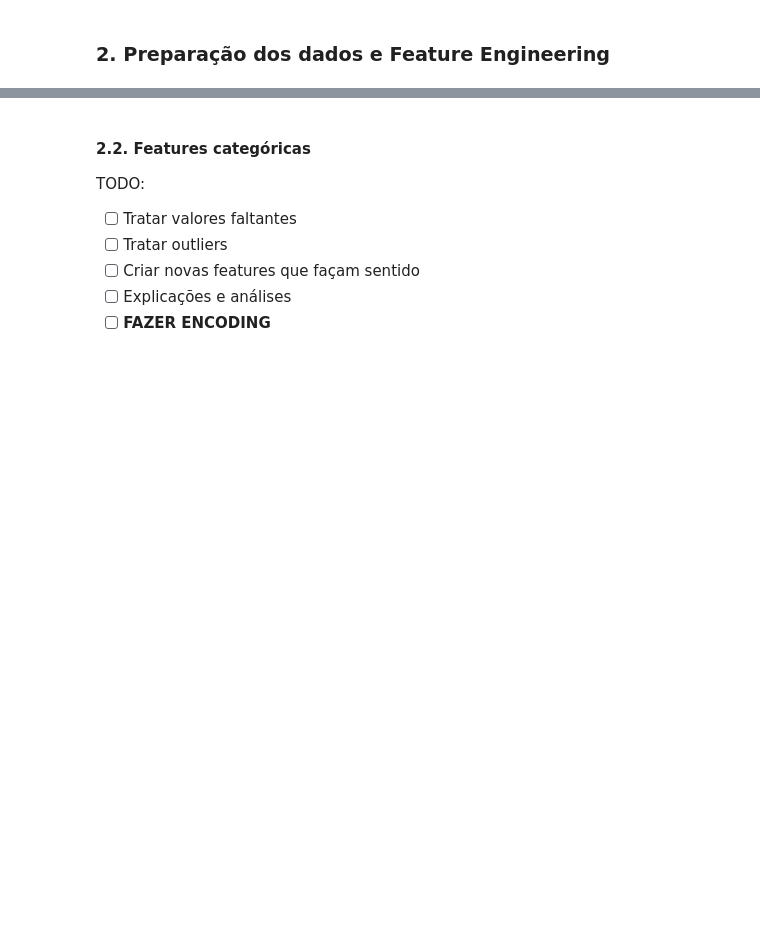
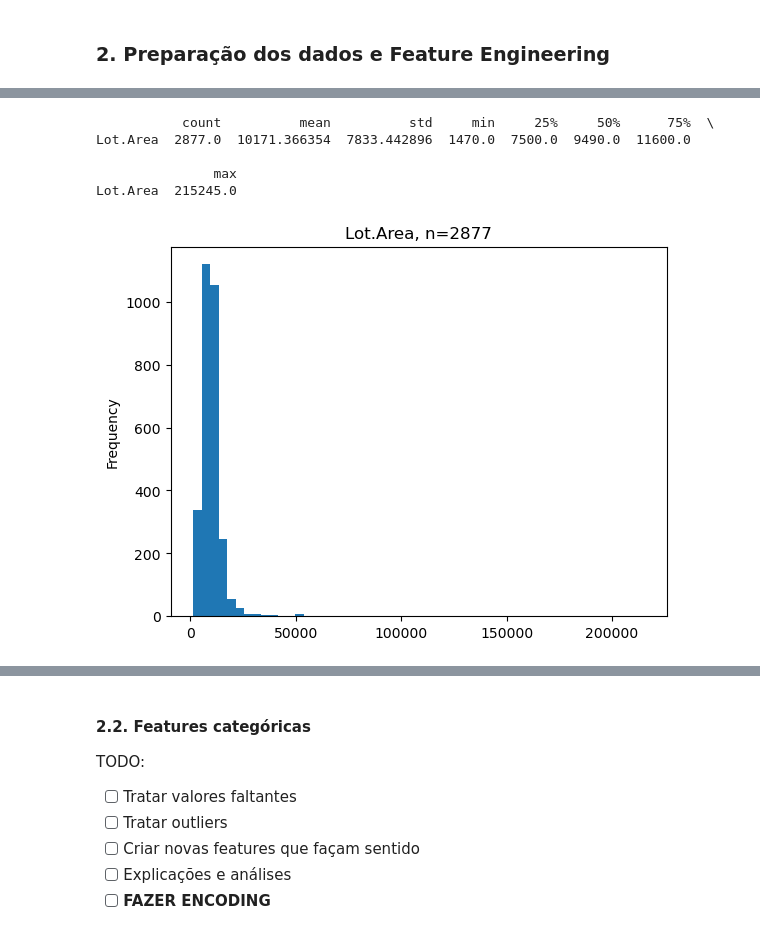
Before and after one commit to ArthurCisotto/Projeto1_MachineLearning_23.2, a Jupyter notebook: notebooks/04_projeto.ipynb, the cells around one changed output, grey strips where cells are left out. Cells and saved outputs as stored; diff of their text form; code cells hidden in the pictures; blank space fills up the shorter version.

```diff
--- a/notebooks/04_projeto.ipynb
+++ b/notebooks/04_projeto.ipynb
@@ -54,0 +110,9 @@ TODO:
+# %%
+plot_numericals(model_data, ['Lot.Area'])
+# %% [output]
+           count          mean          std     min     25%     50%      75%  \
+Lot.Area  2877.0  10171.366354  7833.442896  1470.0  7500.0  9490.0  11600.0
+
+               max
+Lot.Area  215245.0
+[figure, added]
```
Also changed, not shown: parts of 31 cells of this notebook.
